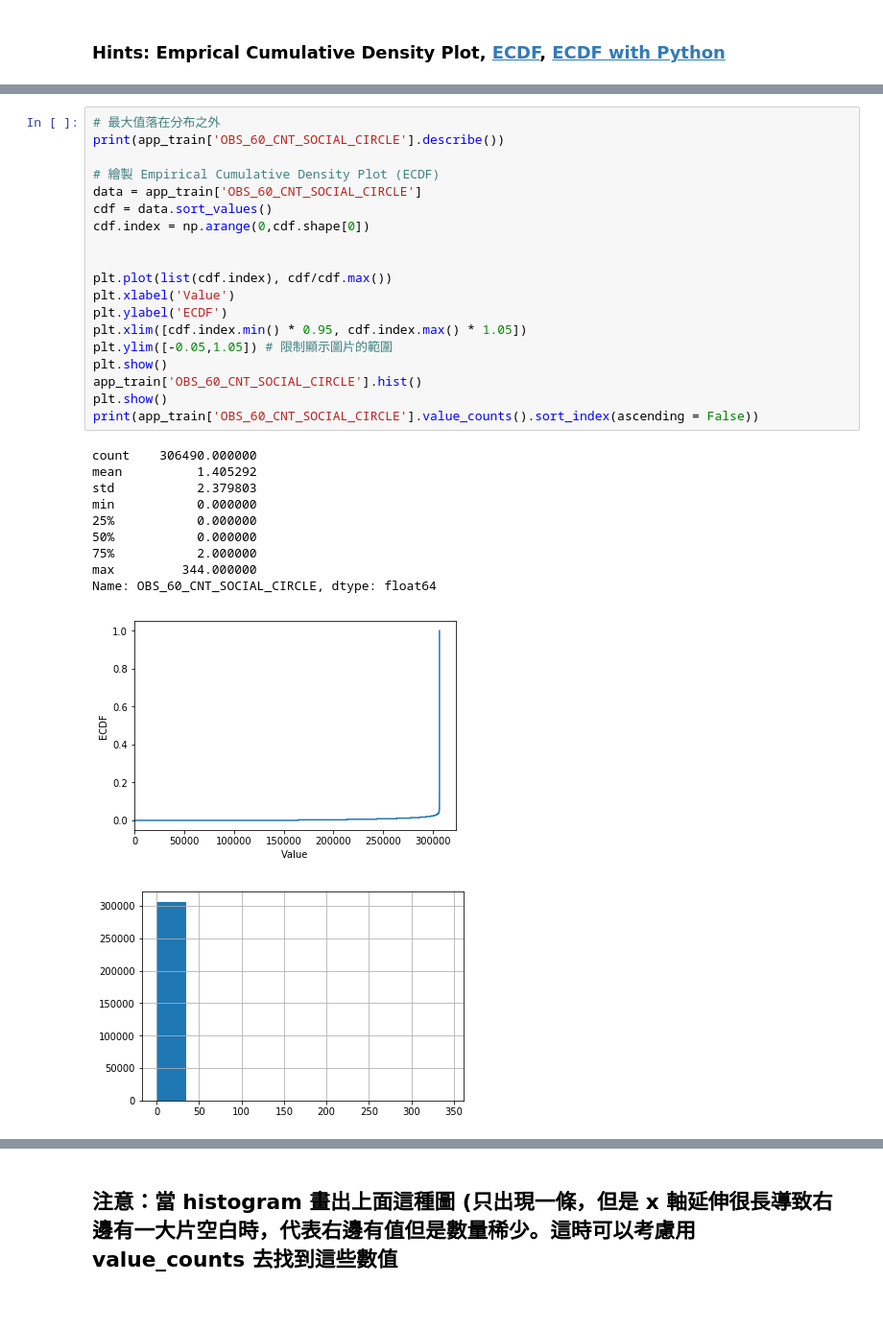
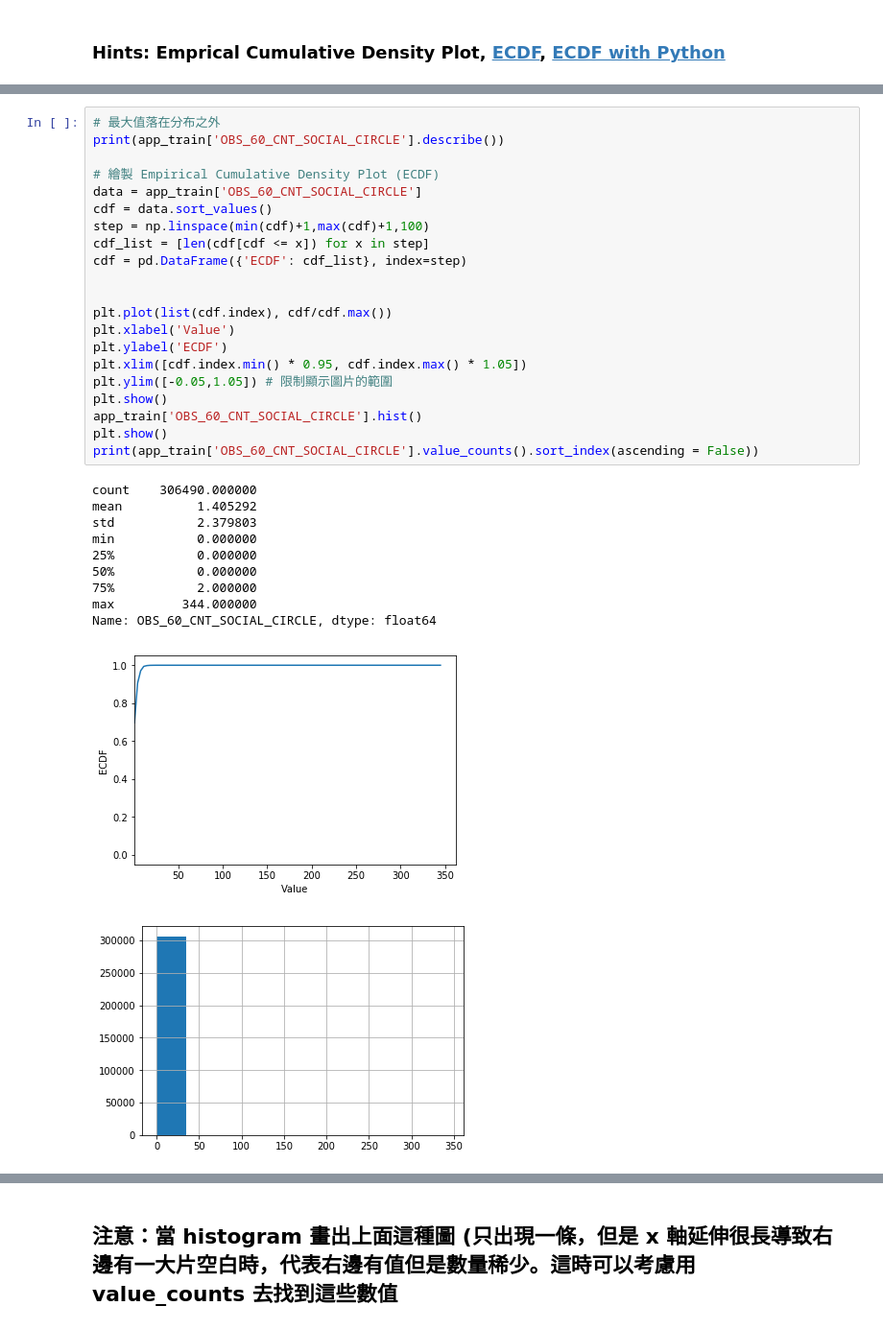
Before and after one commit to benjamin791023/2nd-ML100Days, a Jupyter notebook: ML100/Day_006_HW.ipynb, the cells around one changed output, grey strips where cells are left out. Shown at 96% size. Saved outputs shown, nothing was run; the diff lists cells and outputs as text.

Commit message:
recode ECDF

```diff
--- a/ML100/Day_006_HW.ipynb
+++ b/ML100/Day_006_HW.ipynb
@@ -213,33 +222,35 @@ Name: REGION_POPULATION_RELATIVE, Length: 81, dtype: int64
 # %%
 # 最大值落在分布之外
 print(app_train['OBS_60_CNT_SOCIAL_CIRCLE'].describe())
 
 # 繪製 Empirical Cumulative Density Plot (ECDF)
 data = app_train['OBS_60_CNT_SOCIAL_CIRCLE']
 cdf = data.sort_values()
-cdf.index = np.arange(0,cdf.shape[0])
+step = np.linspace(min(cdf)+1,max(cdf)+1,100)
+cdf_list = [len(cdf[cdf <= x]) for x in step]
+cdf = pd.DataFrame({'ECDF': cdf_list}, index=step)
 
 
 plt.plot(list(cdf.index), cdf/cdf.max())
 plt.xlabel('Value')
 plt.ylabel('ECDF')
 plt.xlim([cdf.index.min() * 0.95, cdf.index.max() * 1.05])
 plt.ylim([-0.05,1.05]) # 限制顯示圖片的範圍
 plt.show()
 app_train['OBS_60_CNT_SOCIAL_CIRCLE'].hist()
 plt.show()
 print(app_train['OBS_60_CNT_SOCIAL_CIRCLE'].value_counts().sort_index(ascending = False))
 # %% [output]
 count    306490.000000
 mean          1.405292
 std           2.379803
 min           0.000000
 25%           0.000000
 50%           0.000000
 75%           2.000000
 max         344.000000
 Name: OBS_60_CNT_SOCIAL_CIRCLE, dtype: float64
-[figure, old version]
+[figure, new version]
 [figure]
 344.0         1
 47.0          1
```
Also changed, not shown: parts of 3 cells of this notebook, 1 other file.
